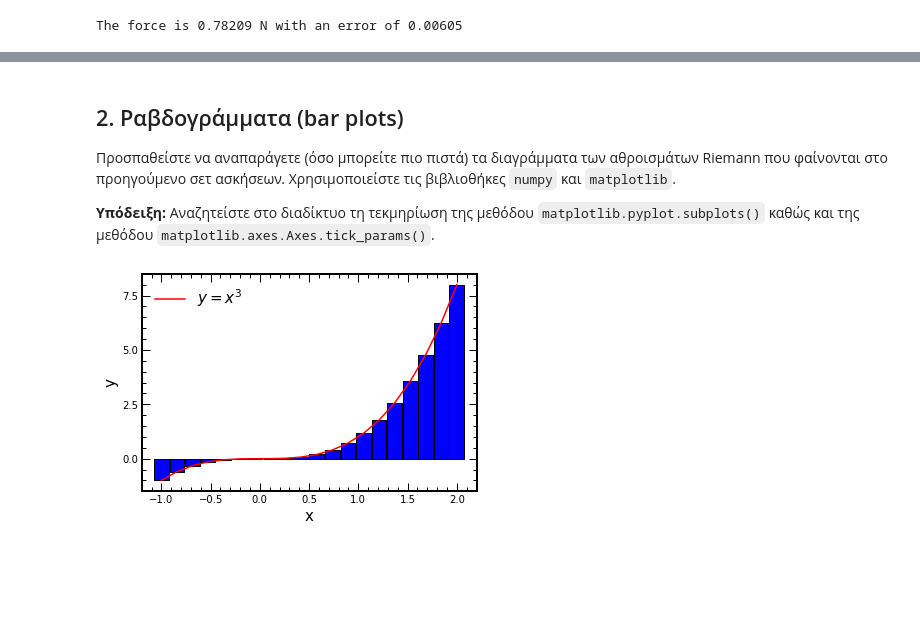
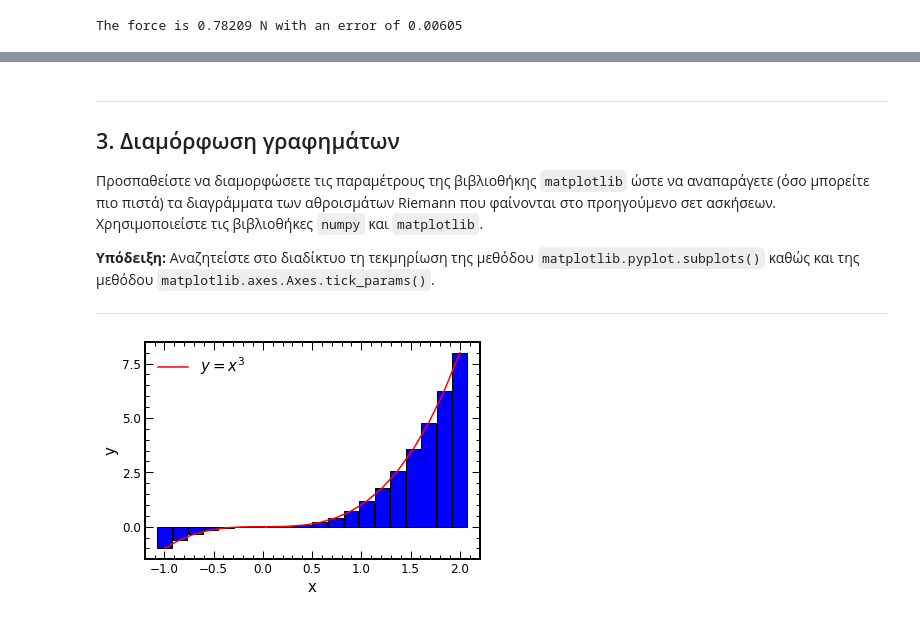
Before and after one commit to schanlar/python-UoC, a Jupyter notebook: 03.Data_Visualization/04_solutions_data_visualization.ipynb, the cells around one changed output, grey strips where cells are left out. Drawn from its saved outputs; the diff is of its cells as text; code cells hidden in the pictures; blank space fills up the shorter version.

```diff
--- a/03.Data_Visualization/04_solutions_data_visualization.ipynb
+++ b/03.Data_Visualization/04_solutions_data_visualization.ipynb
@@ -182,9 +256,13 @@ The mean force is 0.78211 N with an error of 0.00606
 # %% [markdown]
-## 2. Ραβδογράμματα (bar plots)
+---
 
-Προσπαθείστε να αναπαράγετε (όσο μπορείτε πιο πιστά) τα διαγράμματα των αθροισμάτων Riemann που φαίνονται στο προηγούμενο σετ ασκήσεων. Χρησιμοποιείστε τις βιβλιοθήκες ``numpy`` και ``matplotlib``.
+## 3. Διαμόρφωση γραφημάτων
+
+Προσπαθείστε να διαμορφώσετε τις παραμέτρους της βιβλιοθήκης ``matplotlib`` ώστε να αναπαράγετε (όσο μπορείτε πιο πιστά) τα διαγράμματα των αθροισμάτων Riemann που φαίνονται στο προηγούμενο σετ ασκήσεων. Χρησιμοποιείστε τις βιβλιοθήκες ``numpy`` και ``matplotlib``.
 
 **Υπόδειξη:** Αναζητείστε στο διαδίκτυο τη τεκμηρίωση της μεθόδου ``matplotlib.pyplot.subplots()`` καθώς και της μεθόδου ``matplotlib.axes.Axes.tick_params()``.
+
+---
 # %%
 from matplotlib.ticker import (MultipleLocator, FormatStrFormatter,
                                AutoLocator, AutoMinorLocator)
@@ -195,35 +273,36 @@ x2 = np.linspace(0, np.pi, n)
 # %%
 fig, ax = plt.subplots()
 
 # Prepare the basic canvas
 # -------
-ax.tick_params(direction='in', which='major', axis='both', length=8, width=1, top=True, right=True)
-ax.tick_params(direction='in', which='minor', axis='both', length=4, width=1, top=True, right=True)
+ax.tick_params(direction='in', which='major', axis='both', length=8, width=1, top=True, right=True, labelsize=12)
+ax.tick_params(direction='in', which='minor', axis='both', length=4, width=1, top=True, right=True, labelsize=12)
+
 ax.xaxis.set_major_locator(plt.MaxNLocator(7))
 ax.xaxis.set_minor_locator(AutoMinorLocator())
 ax.yaxis.set_major_locator(plt.MaxNLocator(4))
 ax.yaxis.set_minor_locator(AutoMinorLocator())
 
 # Change the linewidth of all axes without changing the rcParams global dictionary
 for axis in ['top','bottom','left','right']:
     ax.spines[axis].set_linewidth(2)
 # -------
 
 # Plot parameters for the specific plot
 # -------
 ax.set_xlabel('x', size=15)
 ax.set_ylabel('y', size=15)
 
 ax.set_xlim([-1.2, 2.2])
 ax.set_ylim([-1.5, 8.5])
 
 
 _ = ax.bar(x1, x1**3, width=0.15, color='b', edgecolor='k', linewidth=1.0)
 _ = ax.plot(x1, x1**3, color='r', label = r'$y = x^3$')
 
 _ = ax.legend(loc='upper left', prop={'size': 15}, frameon=False)
 # %% [output]
-[figure, old version]
+[figure, new version]
 # %%
 fig, ax = plt.subplots()
 
```
Also changed, not shown: parts of 11 cells of this notebook, 1 other file.
